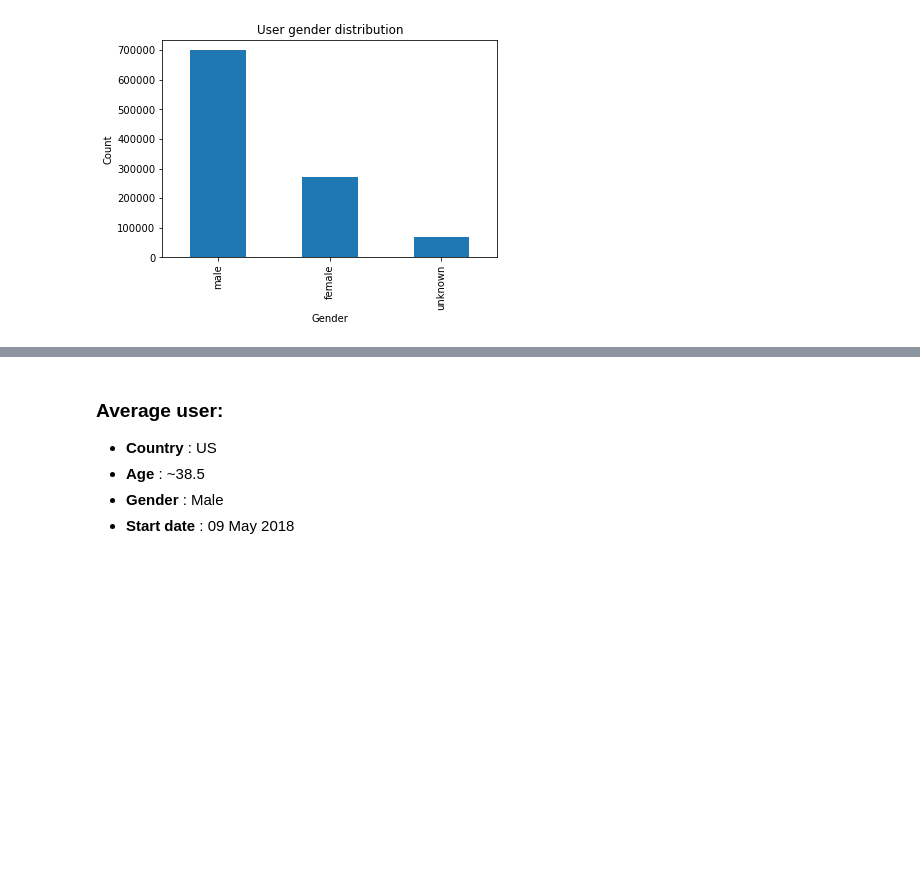
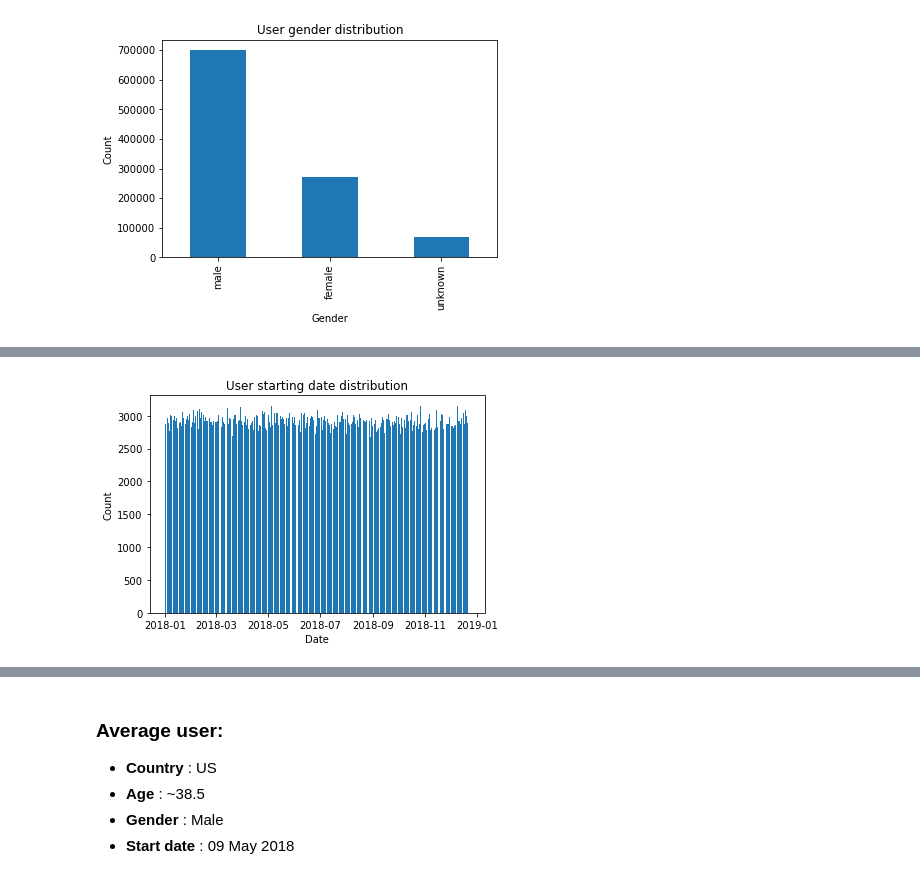
Before and after one commit to geofot96/facebook_analytics_academy_2020, a Jupyter notebook: george/Q2.ipynb, the cells around one changed output, grey strips where cells are left out. Saved outputs shown, nothing was run; the diff lists cells and outputs as text; code cells hidden in the pictures; blank space fills up the shorter version.

```diff
--- a/george/Q2.ipynb
+++ b/george/Q2.ipynb
@@ -103,0 +94,2 @@ plt.bar(date_day.keys(), date_day.tolist())
+# %%
+dates_for_plot = pd.DatetimeIndex(merged['start_date']).value_counts()
@@ -103,0 +111,9 @@ plt.bar(date_day.keys(), date_day.tolist())
+# %%
+fig, ax = plt.subplots()
+ax.bar(dates_for_plot.keys(), dates_for_plot.tolist())
+ax.set_xlabel("Date")
+ax.set_ylabel("Count")
+ax.set_title("User starting date distribution")
+fig.savefig("./plots/starting_date_dist.png")
+# %% [output]
+[figure, added]
```
Also changed, not shown: parts of 22 cells of this notebook, 21 other files.
